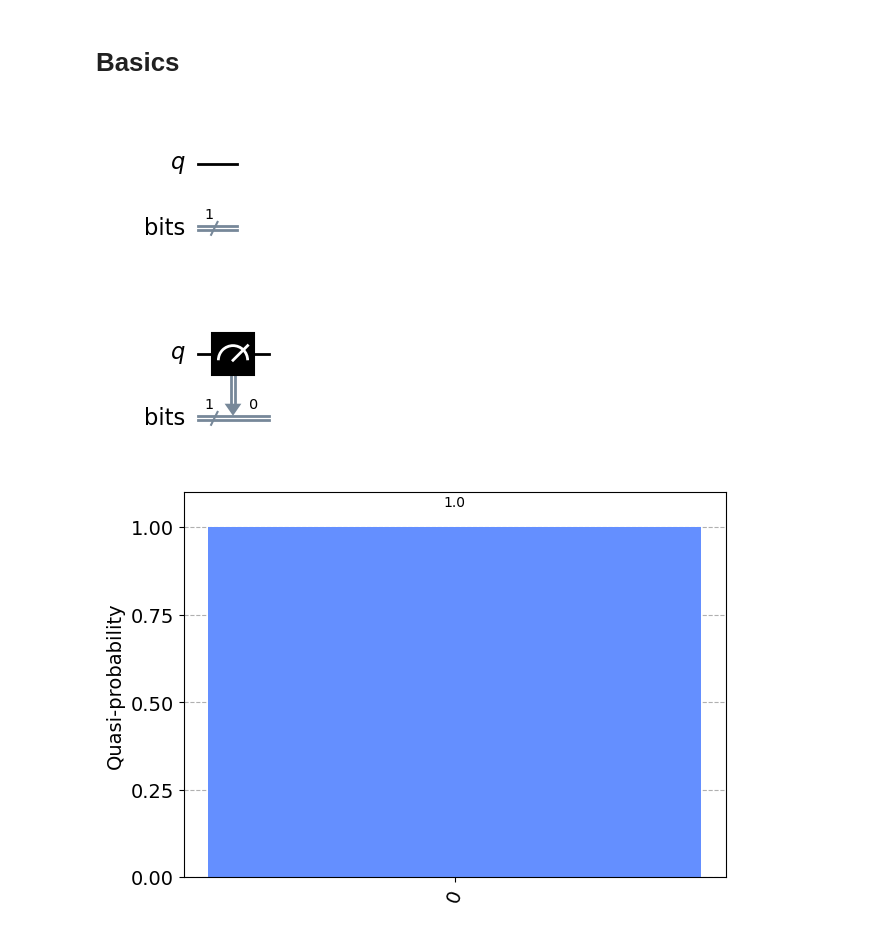
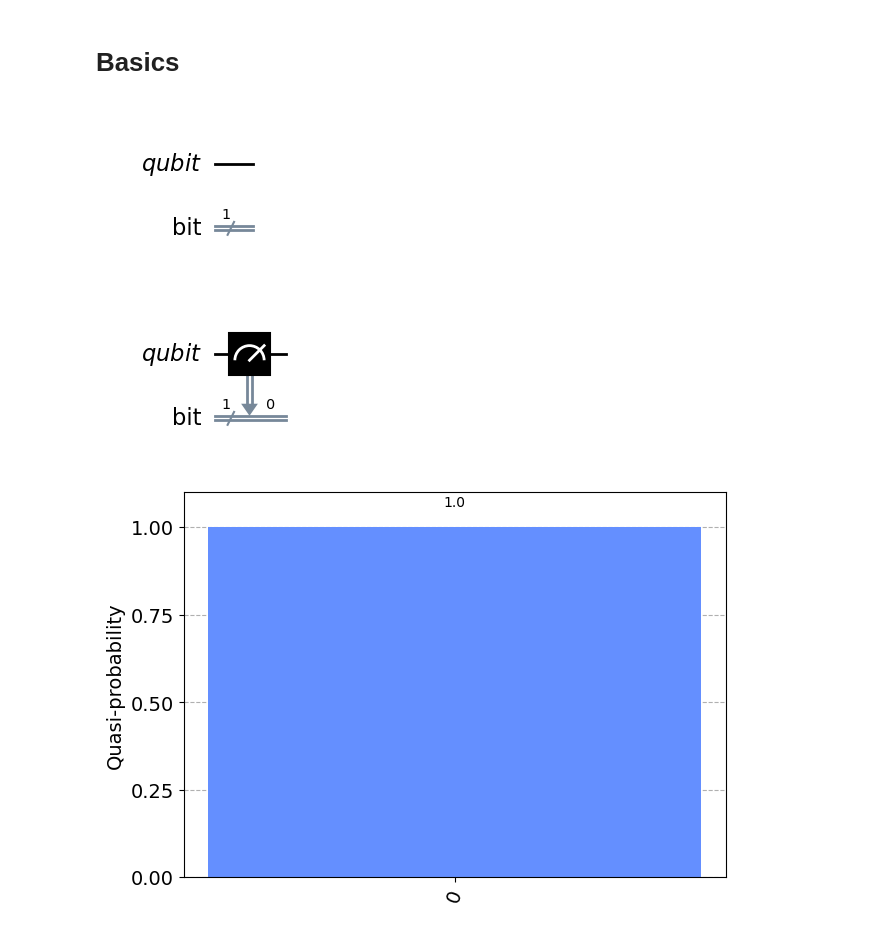
Before and after one commit to CarlenePSF/quantum_computation, a Jupyter notebook: notebooks/Basic_introduction_to_gates.ipynb, the cells around one changed output. Saved outputs shown, nothing was run; the diff lists cells and outputs as text; code cells hidden in the pictures.

```diff
--- a/notebooks/Basic_introduction_to_gates.ipynb
+++ b/notebooks/Basic_introduction_to_gates.ipynb
@@ -11,20 +11,20 @@ from qiskit.quantum_info import Statevector
 # %%
 n = 1
 # define our quantum bits
-qb = QuantumRegister(size=n, name="q")
+qb = QuantumRegister(size=n, name="qubit")
 # define our classical bits
-cb = ClassicalRegister(size=n, name="bits")
+cb = ClassicalRegister(size=n, name="bit")
 # Creates a quantum circuit with one q-bit
 quantum_circuit = QuantumCircuit(qb, cb)
 quantum_circuit.draw('mpl', style="clifford")
 # %% [output]
-[figure, old version]
+[figure, new version]
 # %%
 # Measuring the qubit
 quantum_circuit.measure(qb, cb)
 quantum_circuit.draw('mpl', style="clifford")
 # %% [output]
-[figure, old version]
+[figure, new version]
 # %%
 def run_circuit(circuit):
     # configuring the simulator
```
Also changed, not shown: parts of 15 cells of this notebook, 1 other file.
